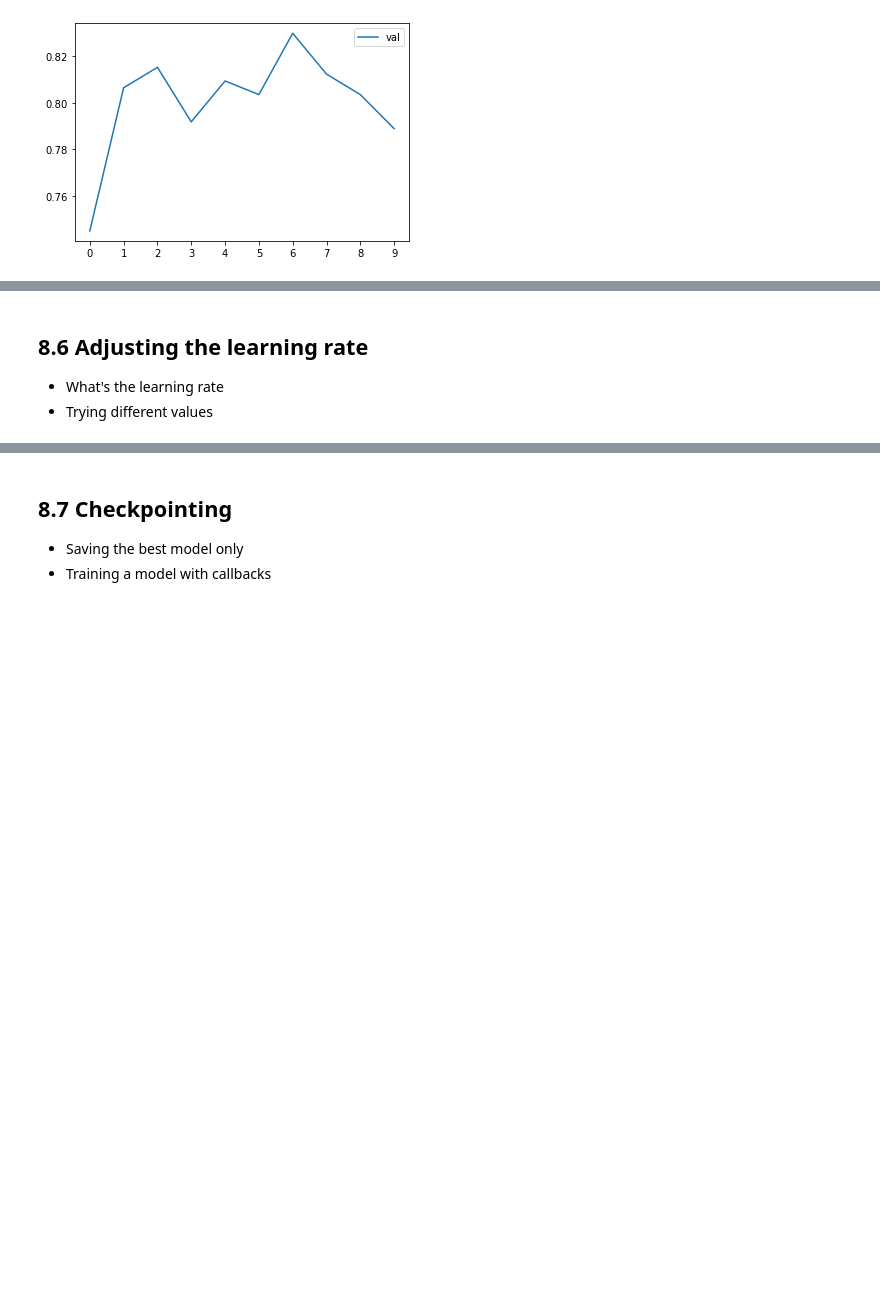
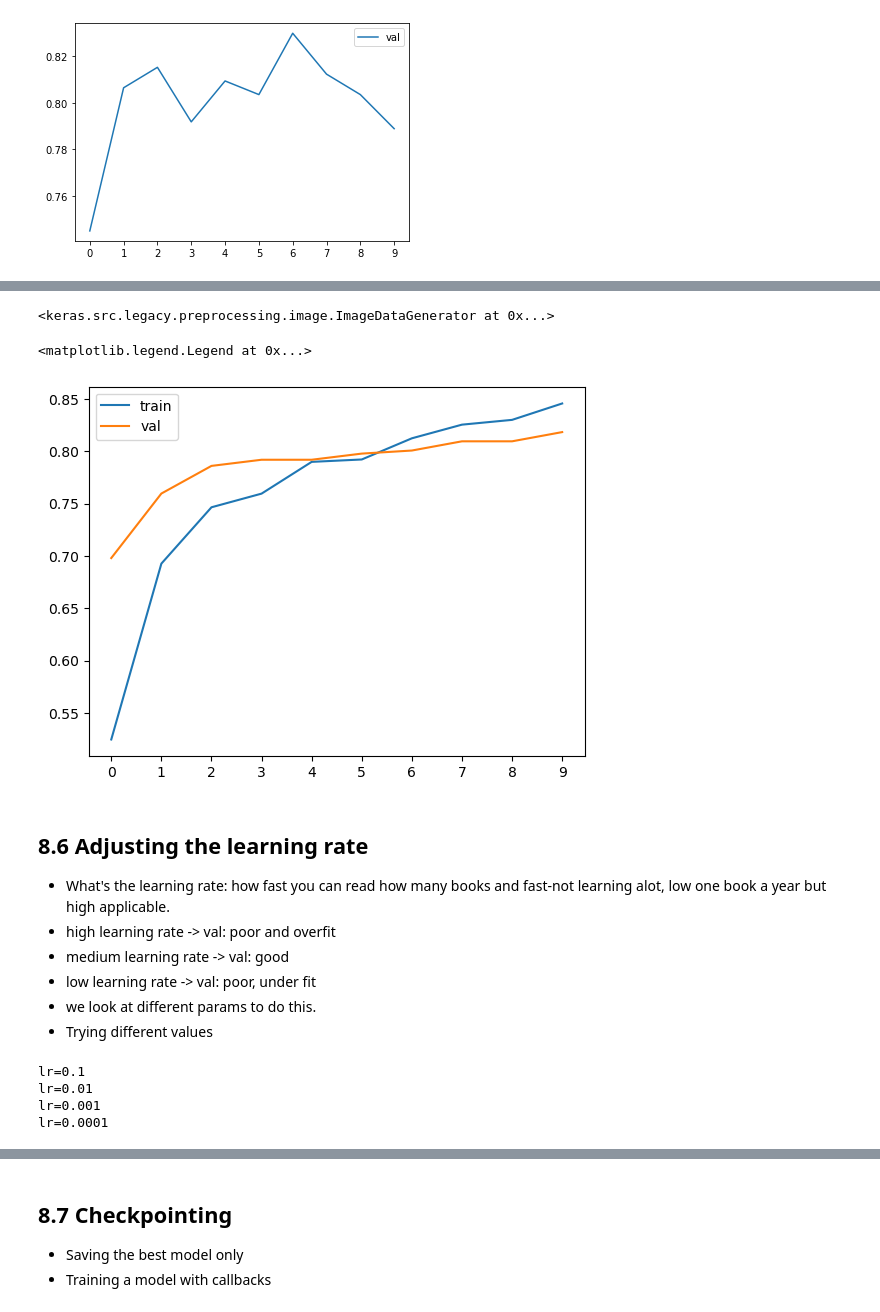
Before and after one commit to foroghakbari/zoomcamp_ml, a Jupyter notebook: deep-learning/notes.ipynb, the cells around one changed output, grey strips where cells are left out. Cells and saved outputs as stored; diff of their text form; code cells hidden in the pictures; blank space fills up the shorter version.

```diff
--- a/deep-learning/notes.ipynb
+++ b/deep-learning/notes.ipynb
@@ -211,0 +364,13 @@ plt.legend()
+# %%
+head = keras.Sequential([
+    keras.layers.Input(shape=(2048,)),
+    keras.layers.Dropout(0.5),
+    keras.layers.Dense(10)
+])
+head.compile(optimizer=keras.optimizers.Adam(1e-3),
+             loss=keras.losses.CategoricalCrossentropy(from_logits=True),
+             metrics=['accuracy'])
+
+history=head.fit(X_train, y_train, validation_data=(X_val, y_val),
+         epochs=10, batch_size=64,
+         callbacks=[keras.callbacks.EarlyStopping(patience=3, restore_best_weights=True)])
@@ -212,7 +404,23 @@ plt.legend()
+# %%
+train_gen
+# %% [output]
+<keras.src.legacy.preprocessing.image.ImageDataGenerator at 0x...>
+# %%
+plt.plot(history.history['accuracy'], label='train')
+plt.plot(history.history['val_accuracy'], label='val')
+plt.xticks(np.arange(10))
+plt.legend()
+# %% [output]
+<matplotlib.legend.Legend at 0x...>
+[figure, added]
 # %% [markdown]
 ## 8.6 Adjusting the learning rate
 
-* What's the learning rate
+* What's the learning rate: how fast you can read how many books and fast-not learning alot, low one book a year but high applicable.
+* high learning rate -> val: poor and overfit
+* medium learning rate -> val: good
+* low learning rate -> val: poor, under fit
+* we look at different params to do this.
 * Trying different values
 # %%
 def make_model(learning_rate=0.01):
@@ -244,3 +452,26 @@ def make_model(learning_rate=0.01):
     )
 
     return model
+# %%
+def make_head(lr, dropout=0.5):
+    m = keras.Sequential([
+        keras.layers.Input(shape=(2048,)),
+        keras.layers.Dropout(dropout),
+        keras.layers.Dense(10)
+    ])
+    m.compile(optimizer=keras.optimizers.Adam(lr),
+              loss=keras.losses.CategoricalCrossentropy(from_logits=True),
+              metrics=['accuracy'])
+    return m
+
+histories = {}
+for lr in [1e-1, 1e-2, 1e-3, 1e-4]:
+    print(f"lr={lr}")
+    m = make_head(lr)
+    histories[lr] = m.fit(X_train, y_train, validation_data=(X_val, y_val),
+                          epochs=30, batch_size=64, verbose=0)
+# %% [output]
+lr=0.1
+lr=0.01
+lr=0.001
+lr=0.0001
```
Also changed, not shown: parts of 41 cells of this notebook, 5 other files.
